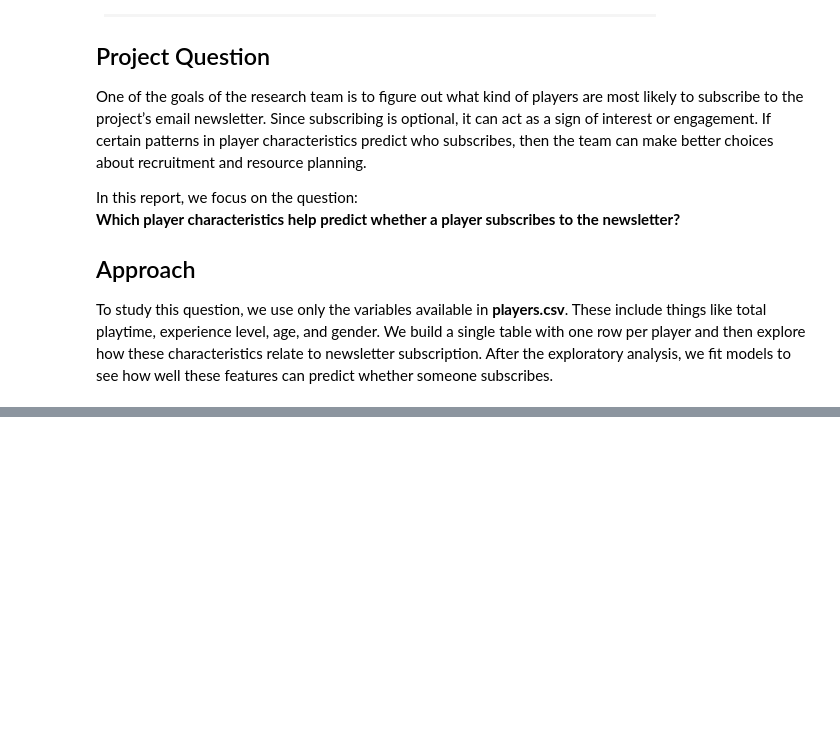
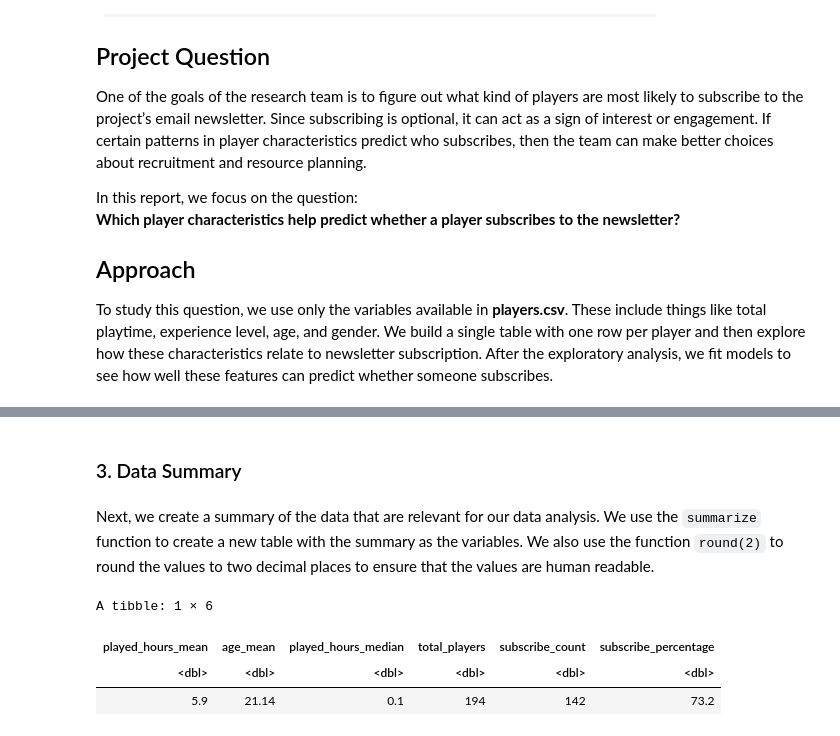
Before and after one commit to calebriggsby/DSCI100FinalProject, a Jupyter notebook: GROUP PROJECT.ipynb, the cells around one changed output, grey strips where cells are left out. Cells and saved outputs as stored; diff of their text form; code cells hidden in the pictures; blank space fills up the shorter version.

```diff
--- a/GROUP PROJECT.ipynb
+++ b/GROUP PROJECT.ipynb
@@ -33,0 +103,20 @@ HELLO
+# %% [markdown]
+### 3. Data Summary
+# %% [markdown]
+Next, we create a summary of the data that are relevant for our data analysis. We use the `summarize` function to create a new table with the summary as the variables. We also use the function `round(2)` to round the values to two decimal places to ensure that the values are human readable.
+# %%
+players_summary <- players_clean |> summarize(
+    played_hours_mean = mean(played_hours),
+    age_mean = mean(Age),
+    played_hours_median = median(played_hours),
+    total_players = n(),
+    subscribe_count = sum(subscribe == "TRUE"),
+    subscribe_percentage = subscribe_count / total_players *100)|>
+    round(2)
+
+players_summary
+# %% [output]
+A tibble: 1 × 6
+| played_hours_mean | age_mean | played_hours_median | total_players | subscribe_count | subscribe_percentage |
+| <dbl> | <dbl> | <dbl> | <dbl> | <dbl> | <dbl> |
+| 5.9 | 21.14 | 0.1 | 194 | 142 | 73.2 |
```
Also changed, not shown: parts of 11 cells of this notebook.
